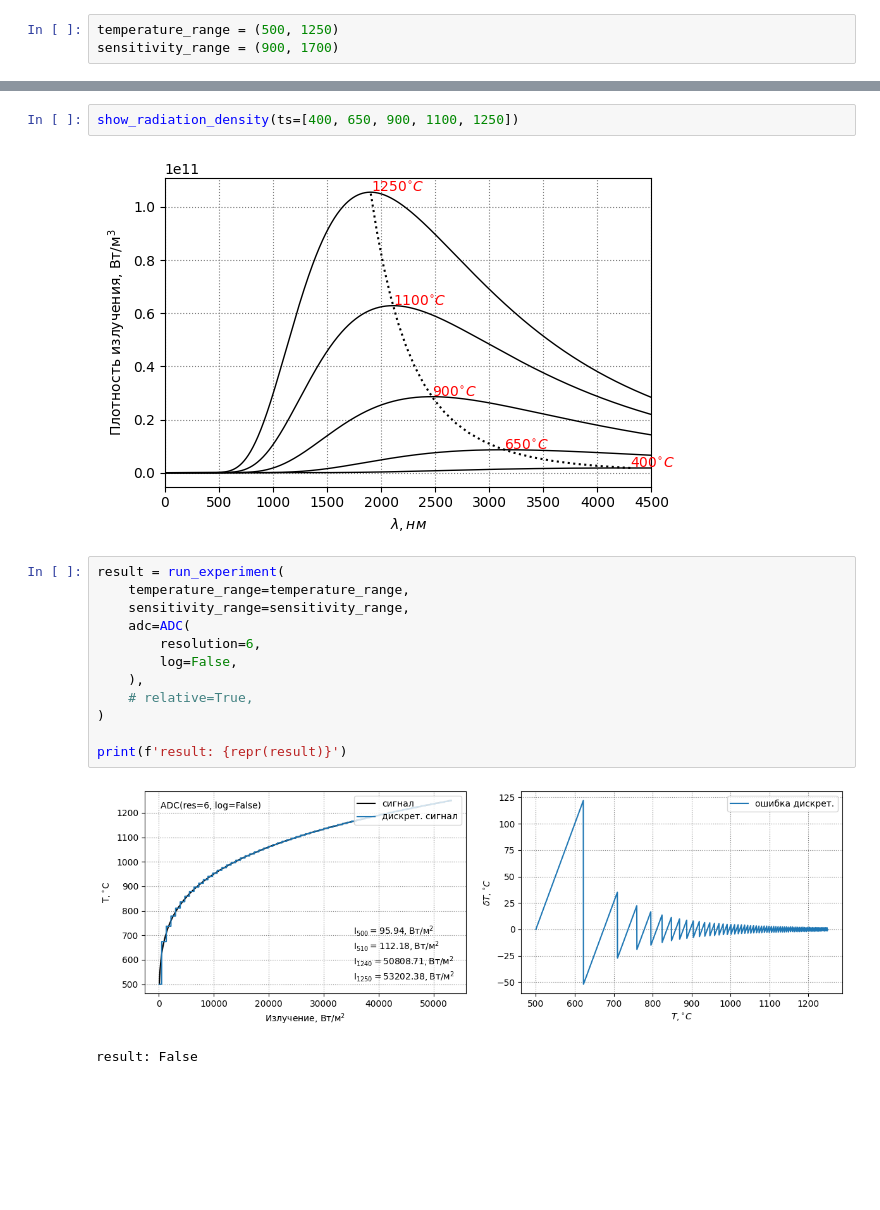
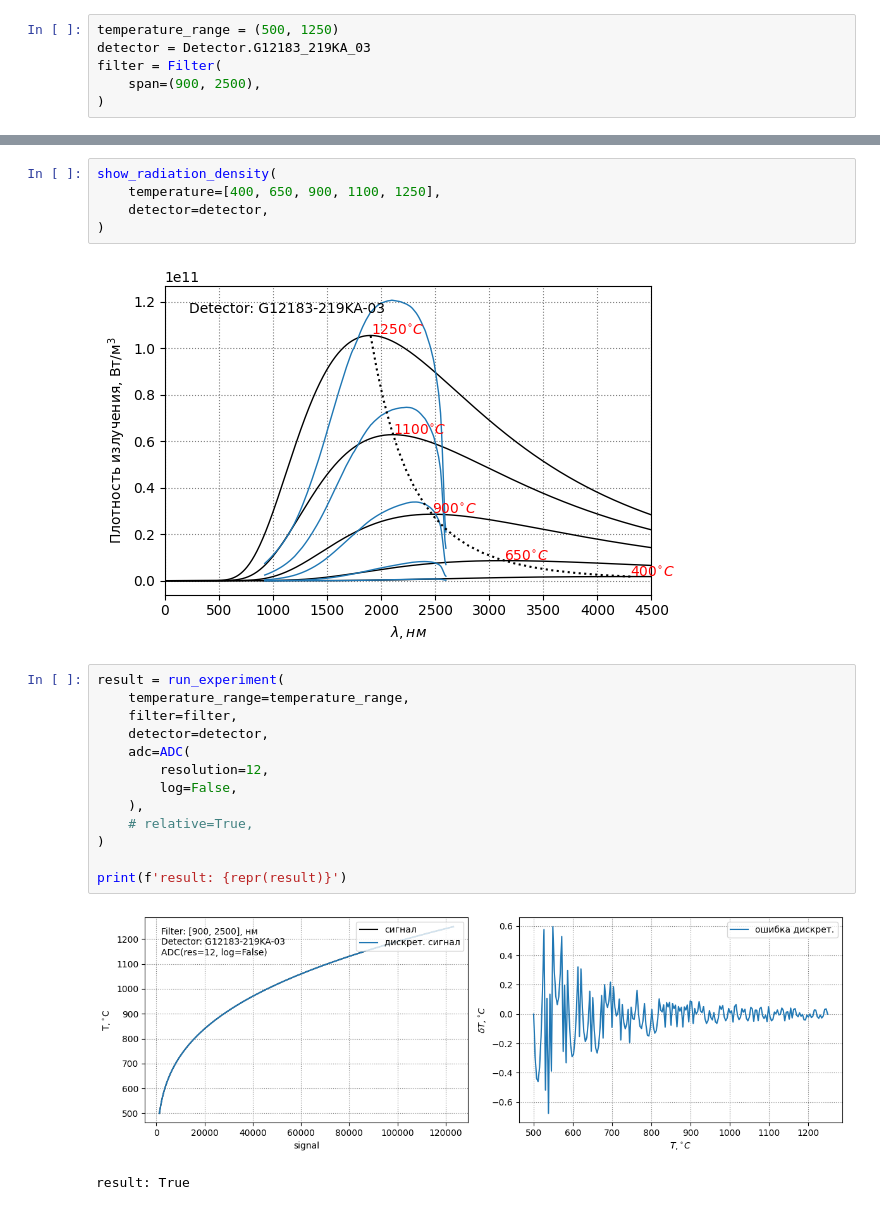
Before and after one commit to Exinker/optical-pyrometer, a Jupyter notebook: app.ipynb, the cells around one changed output, grey strips where cells are left out. Saved outputs shown, nothing was run; the diff lists cells and outputs as text; blank space fills up the shorter version.

Commit message:
feat: add filter and detector objects

```diff
--- a/app.ipynb
+++ b/app.ipynb
@@ -9,7 +11,10 @@ import warnings
 warnings.filterwarnings('ignore')
 # %%
 temperature_range = (500, 1250)
-sensitivity_range = (900, 1700)
+detector = Detector.G12183_219KA_03
+filter = Filter(
+    span=(900, 2500),
+)
 # %%
 fig, ax = plt.subplots(ncols=2, figsize=(12, 4), tight_layout=True)
 
@@ -22,19 +34,23 @@ plt.show()
 # %%
-show_radiation_density(ts=[400, 650, 900, 1100, 1250])
+show_radiation_density(
+    temperature=[400, 650, 900, 1100, 1250],
+    detector=detector,
+)
 # %% [output]
-[figure, old version]
+[figure, new version]
 # %%
 result = run_experiment(
     temperature_range=temperature_range,
-    sensitivity_range=sensitivity_range,
+    filter=filter,
+    detector=detector,
     adc=ADC(
-        resolution=6,
+        resolution=12,
         log=False,
     ),
     # relative=True,
 )
 
 print(f'result: {repr(result)}')
 # %% [output]
-[figure, old version]
+[figure, new version]
-result: False
+result: True
```
Also changed, not shown: parts of 3 cells of this notebook, 19 other files.
